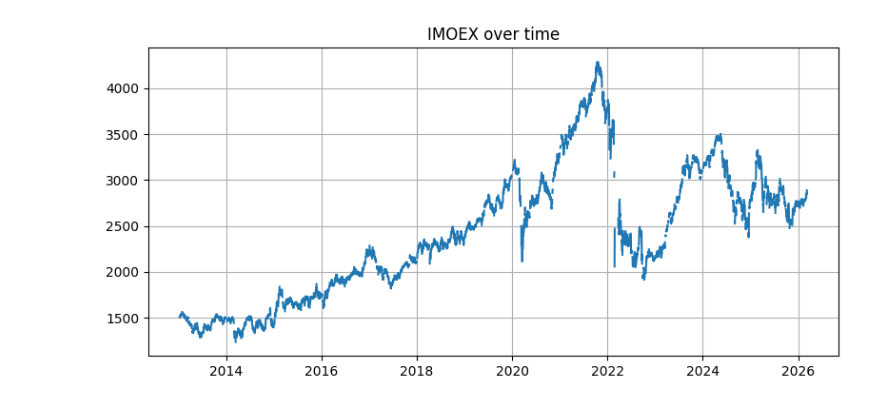
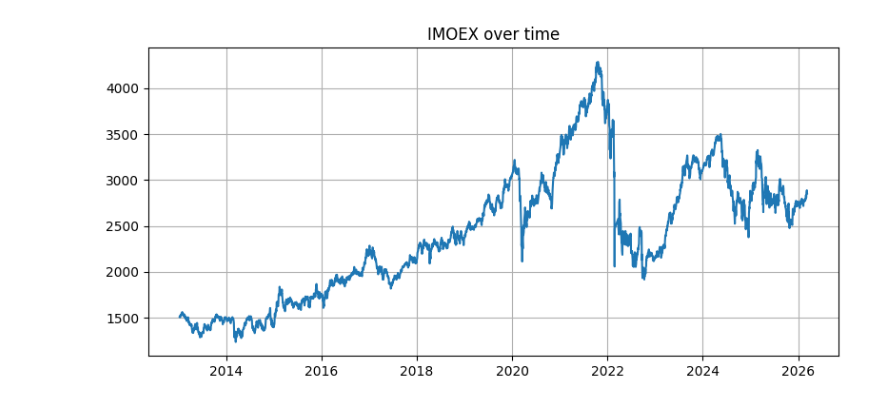
Before and after one commit to SigmaFlowX/Hidden-Markov-Model-for-Regime-Detection, a Jupyter notebook: notebooks/hmm_regime_detection.ipynb, the cells around one changed output. Cells and saved outputs as stored; diff of their text form; code cells hidden in the pictures.

```diff
--- a/notebooks/hmm_regime_detection.ipynb
+++ b/notebooks/hmm_regime_detection.ipynb
@@ -35,23 +35,21 @@ Number of deleted duplicates: 0
 # %%
 candles = pd.read_csv(os.path.join(DATA_DIR, "IMOEX.csv"))
 candles['end'] = pd.to_datetime(candles['end'])
 candles.set_index('end', inplace=True)
-
 candles = candles.resample("D").agg({
     'open': 'first',
     'high': 'max',
     'low': 'min',
     'close': 'last',
     'volume': 'sum'
-})
-
+}).dropna()
 
 from matplotlib import pyplot as plt
 plt.figure(figsize=(8, 4))
 plt.plot(candles.index, candles['close'])
 plt.title("IMOEX over time")
 plt.grid()
 plt.tight_layout()
 plt.show()
 # %% [output]
-[figure, old version]
+[figure, new version]
```
Also changed, not shown: parts of 1 cell of this notebook.
